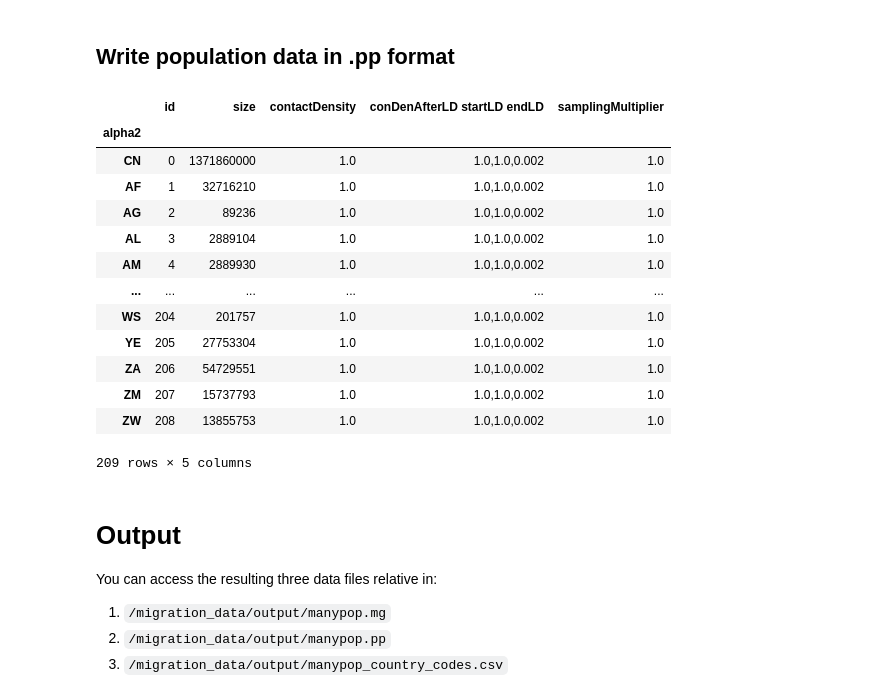
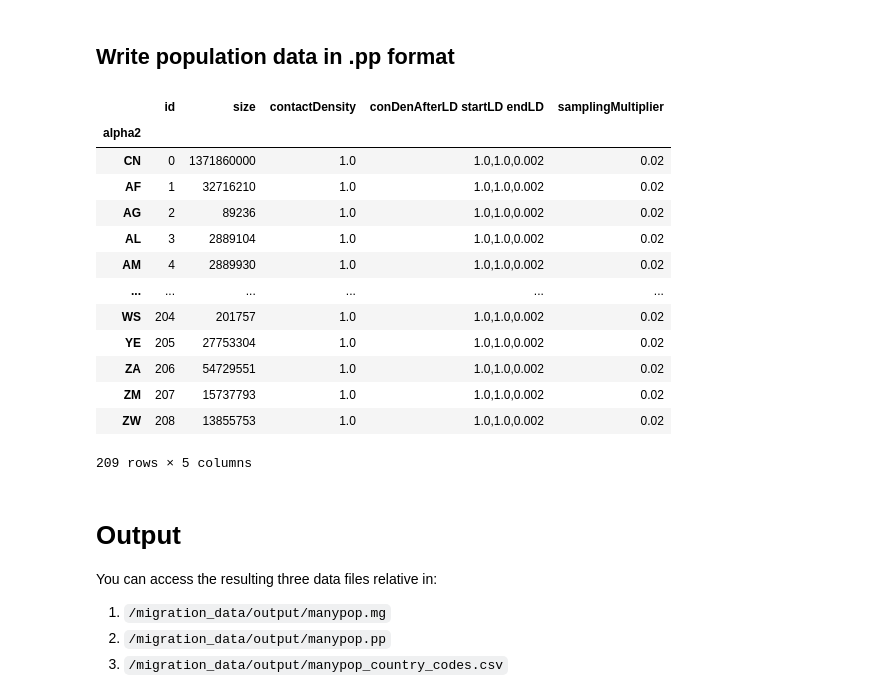
Before and after one commit to joel-winterton/SuperSimPy, a Jupyter notebook: population_data/migration_matrix.ipynb, the cells around one changed output. Cells and saved outputs as stored; diff of their text form; code cells hidden in the pictures.

Commit message:
Decreased sampling rate

```diff
--- a/population_data/migration_matrix.ipynb
+++ b/population_data/migration_matrix.ipynb
@@ -139,41 +139,41 @@ for index, row in filtered_pop.iterrows():
 # %%
 
 population_data = pd.DataFrame({'size': filtered_pop['population'],
                                 'contactDensity': np.full(shape=len(filtered_pop['population']), fill_value=1.00,
                                                           dtype=np.double),
                                 'conDenAfterLD': np.full(shape=len(filtered_pop['population']), fill_value=1.00,
                                                          dtype=np.double),
                                 'startLD': np.full(shape=len(filtered_pop['population']), fill_value=1.,
                                                    dtype=np.double),
                                 'endLD': np.full(shape=len(filtered_pop['population']), fill_value=0.002,
                                                  dtype=np.double),
-                                'samplingMultiplier': np.full(shape=len(filtered_pop['population']), fill_value=1.,
+                                'samplingMultiplier': np.full(shape=len(filtered_pop['population']), fill_value=1/50,
                                                  dtype=np.double),
                                 'fullname':filtered_pop['fullname']})
 # VGsim seems to require 3 columns to be comma-seperated, while the rest are space seperated, so must merge some columns by commas:
 population_data = population_data.reindex(ordered_columns)
 population_data['id'] = range(len(filtered_pop['population']))
 # Extract ID to Full country name to a separate table for relabelling countries after simulations
 population_translation_data = population_data[['id','fullname']]
 population_translation_data = population_translation_data.rename(columns={'id':'location'})
 population_data['conDenAfterLD startLD endLD'] = population_data['conDenAfterLD'].astype(str) + "," + population_data[
     'startLD'].astype(str) + "," + population_data['endLD'].astype(str)
 population_data = population_data[['id', 'size', 'contactDensity', 'conDenAfterLD startLD endLD', 'samplingMultiplier']]
 population_data
 # %% [output]
 |  | id | size | contactDensity | conDenAfterLD startLD endLD | samplingMultiplier |
 | alpha2 |  |  |  |  |  |
-| CN | 0 | 1371860000 | 1.0 | 1.0,1.0,0.002 | 1.0 |
-| AF | 1 | 32716210 | 1.0 | 1.0,1.0,0.002 | 1.0 |
-| AG | 2 | 89236 | 1.0 | 1.0,1.0,0.002 | 1.0 |
-| AL | 3 | 2889104 | 1.0 | 1.0,1.0,0.002 | 1.0 |
-| AM | 4 | 2889930 | 1.0 | 1.0,1.0,0.002 | 1.0 |
+| CN | 0 | 1371860000 | 1.0 | 1.0,1.0,0.002 | 0.02 |
+| AF | 1 | 32716210 | 1.0 | 1.0,1.0,0.002 | 0.02 |
+| AG | 2 | 89236 | 1.0 | 1.0,1.0,0.002 | 0.02 |
+| AL | 3 | 2889104 | 1.0 | 1.0,1.0,0.002 | 0.02 |
+| AM | 4 | 2889930 | 1.0 | 1.0,1.0,0.002 | 0.02 |
 | ... | ... | ... | ... | ... | ... |
-| WS | 204 | 201757 | 1.0 | 1.0,1.0,0.002 | 1.0 |
-| YE | 205 | 27753304 | 1.0 | 1.0,1.0,0.002 | 1.0 |
-| ZA | 206 | 54729551 | 1.0 | 1.0,1.0,0.002 | 1.0 |
-| ZM | 207 | 15737793 | 1.0 | 1.0,1.0,0.002 | 1.0 |
-| ZW | 208 | 13855753 | 1.0 | 1.0,1.0,0.002 | 1.0 |
+| WS | 204 | 201757 | 1.0 | 1.0,1.0,0.002 | 0.02 |
+| YE | 205 | 27753304 | 1.0 | 1.0,1.0,0.002 | 0.02 |
+| ZA | 206 | 54729551 | 1.0 | 1.0,1.0,0.002 | 0.02 |
+| ZM | 207 | 15737793 | 1.0 | 1.0,1.0,0.002 | 0.02 |
+| ZW | 208 | 13855753 | 1.0 | 1.0,1.0,0.002 | 0.02 |
 209 rows × 5 columns
 # %%
 with open(base_file + '.pp', 'w') as f:
```
Also changed, not shown: 1 other file.
